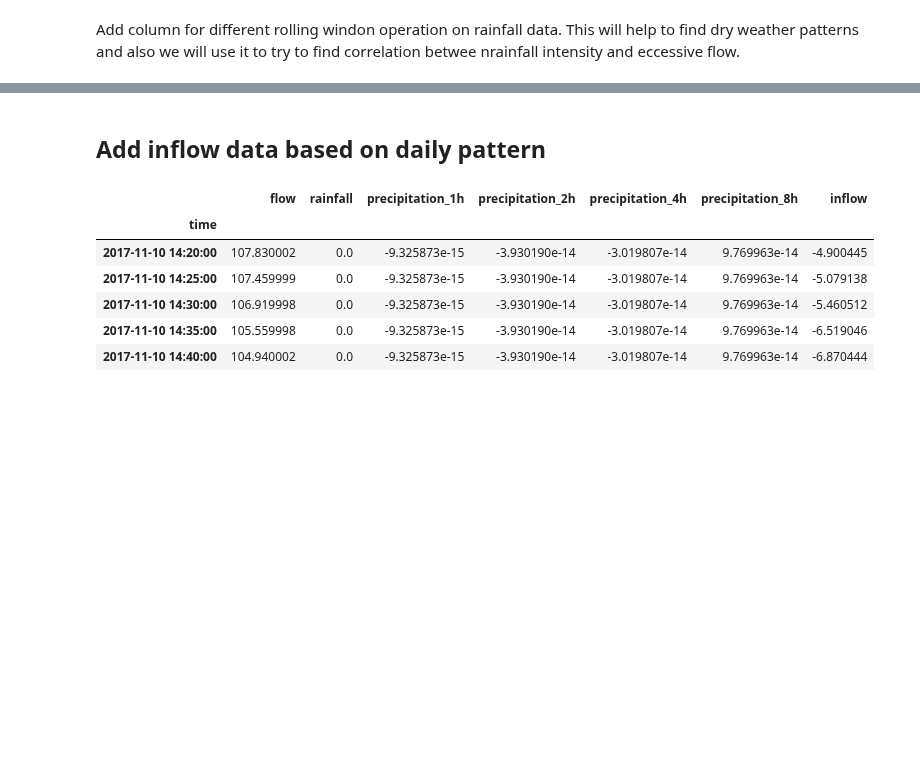
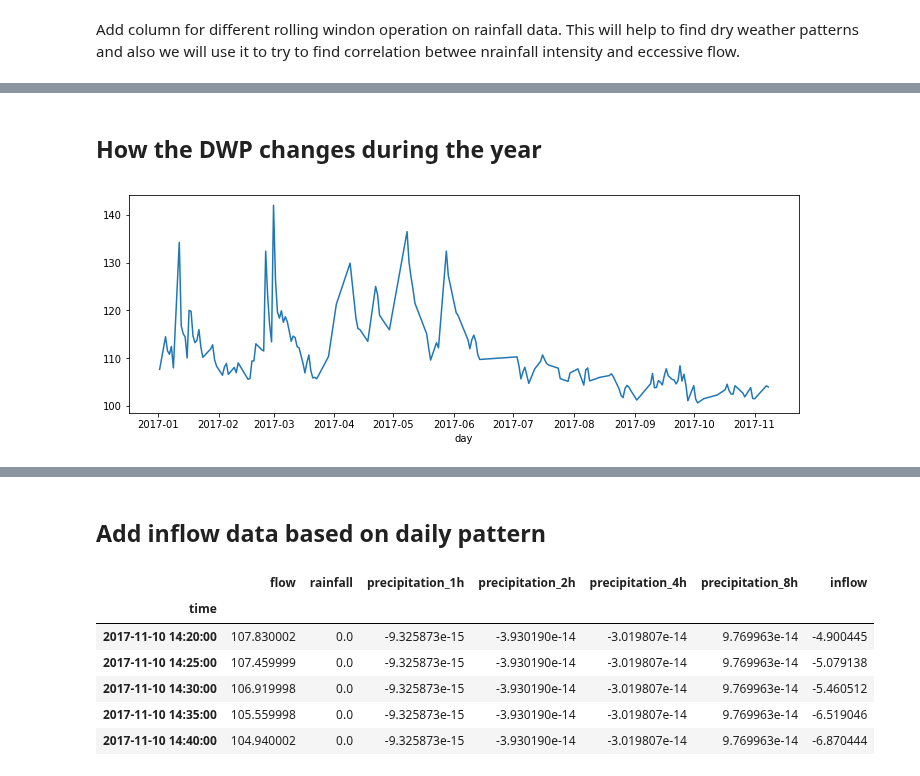
Before and after one commit to carldata/argo, a Jupyter notebook: notebooks/thorium-medium/[eda] Inflow.ipynb, the cells around one changed output, grey strips where cells are left out. Cells and saved outputs as stored; diff of their text form; code cells hidden in the pictures; blank space fills up the shorter version.

```diff
--- a/notebooks/thorium-medium/[eda] Inflow.ipynb
+++ b/notebooks/thorium-medium/[eda] Inflow.ipynb
@@ -78,0 +87,9 @@ plt.show()
+# %% [markdown]
+## How the DWP changes during the year
+# %%
+df = flow_rain['2017-01-01':].groupby(by=['day']).mean()
+days = df[df.precipitation_24h < 0.1]
+days.flow.plot()
+plt.show()
+# %% [output]
+[figure, added]
```
Also changed, not shown: parts of 9 cells of this notebook, 4 other files.
